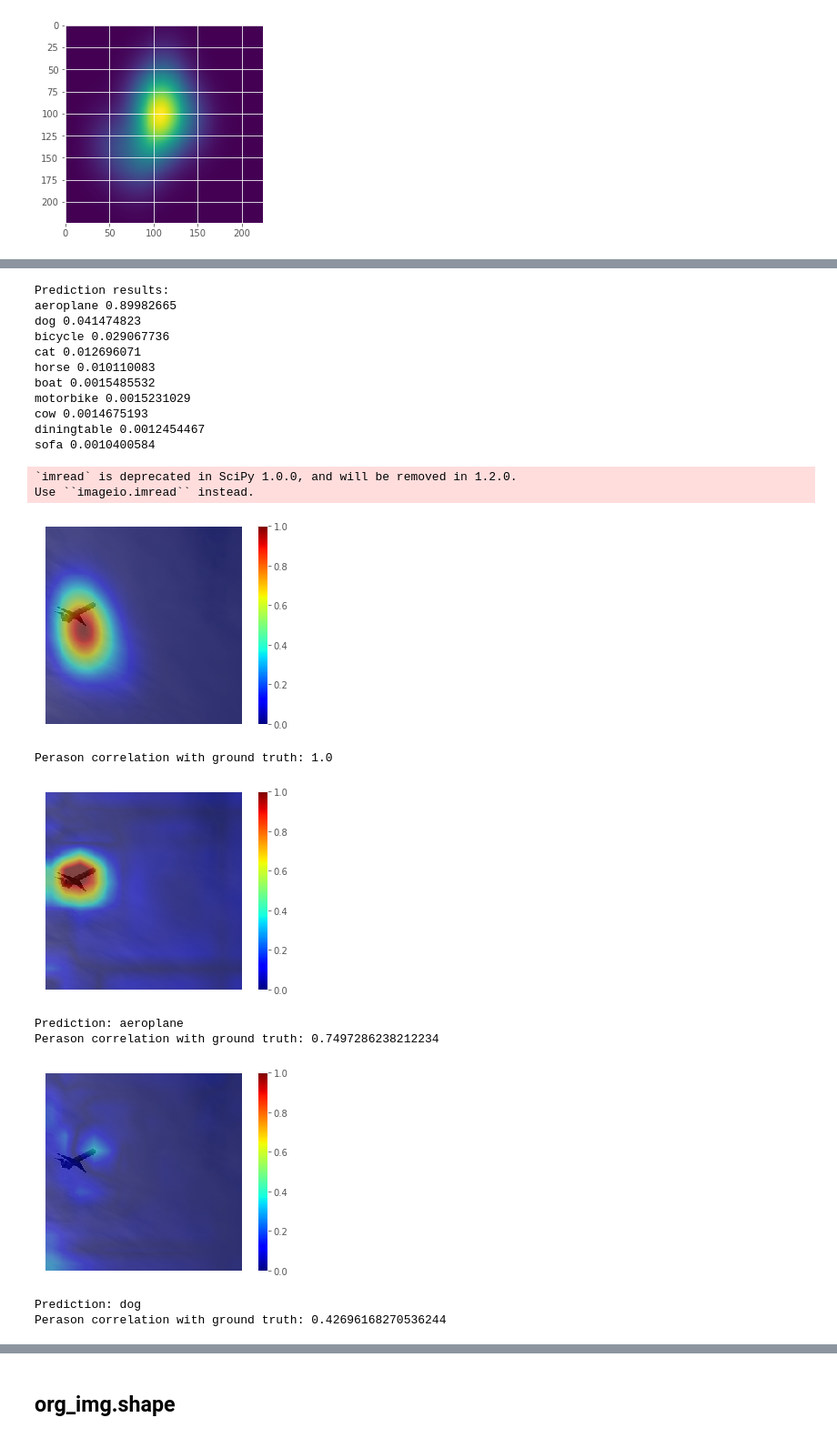
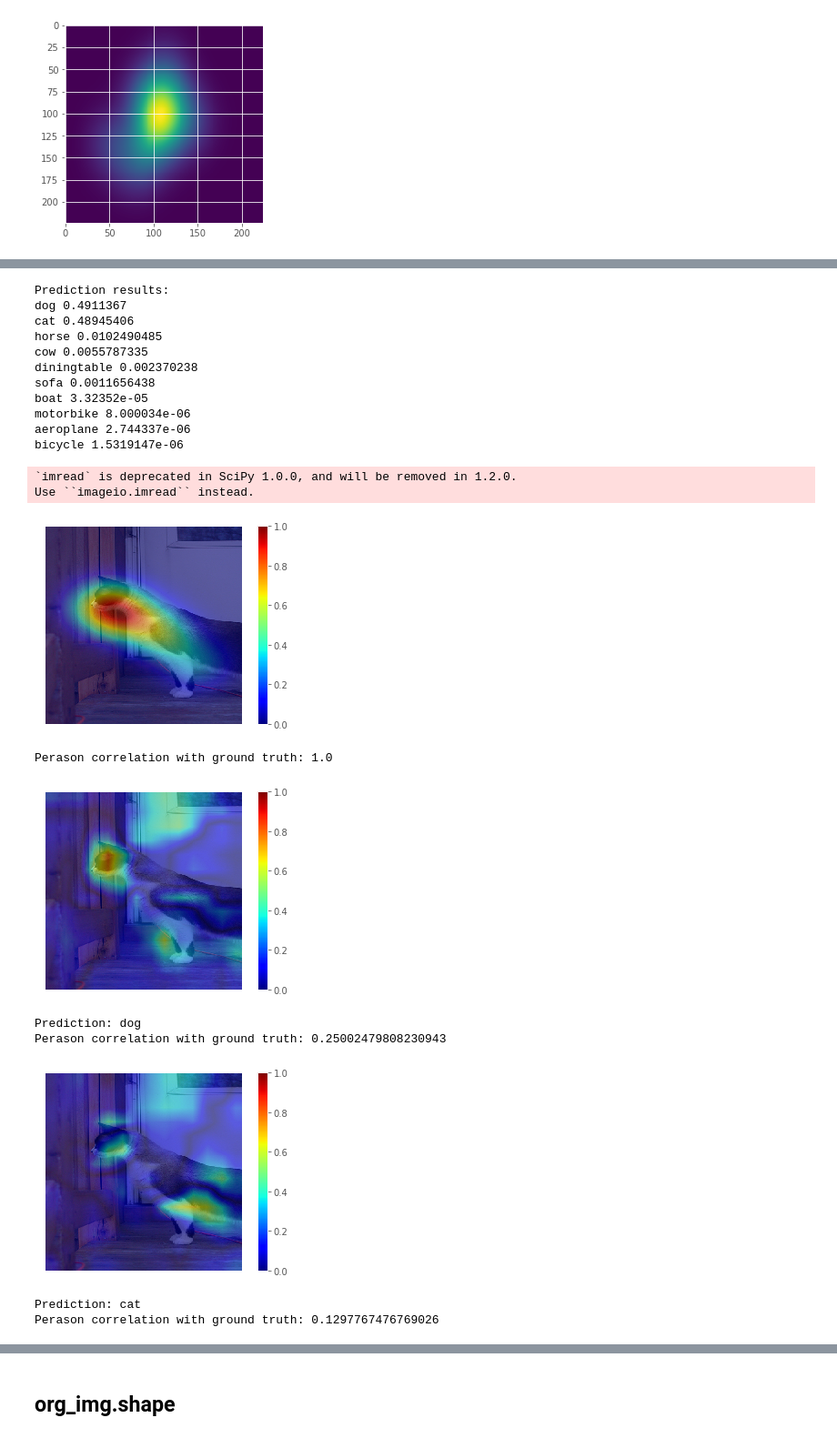
Before and after one commit to m3h0w/visual-attention-cnn-and-eye-tracking, a Jupyter notebook: cam/Global Pooling CNN Vis.ipynb, the cells around one changed output, grey strips where cells are left out. Shown at 91% size. Saved outputs shown, nothing was run; the diff lists cells and outputs as text; code cells hidden in the pictures.

Commit message:
Visualization and stats

```diff
--- a/cam/Global Pooling CNN Vis.ipynb
+++ b/cam/Global Pooling CNN Vis.ipynb
@@ -784,3 +652,6 @@ plt.imshow(a)
 # %% [output]
 <matplotlib.image.AxesImage at 0x...>
 [figure]
+# %%
+hm_test = utils.load_object('cam_heatmaps_test.pkl')
+class_map = utils.load_object('cam_classmap.pkl')
@@ -786,0 +724,18 @@ plt.imshow(a)
+# %%
+import seaborn as sns
+
+params = {'legend.fontsize': 'x-large',
+          'figure.figsize': (8, 5),
+         'axes.labelsize': 'x-large',
+         'axes.titlesize':'x-large',
+         'xtick.labelsize':'x-large',
+         'ytick.labelsize':'x-large'}
+plt.rcParams.update(params)
+
+c1,c2 = 'magenta', 'cyan'
+fig = sns.kdeplot(df[correct_mask]['cam_first_prob_pcc'], shade=True, color=c2, label='Correctly classified')
+fig = sns.kdeplot(df[np.logical_not(correct_mask)]['cam_first_prob_pcc'], shade=True, color=c1, label='Incorrectly classified')
+plt.legend(loc=3)
+plt.title("CAM - PCC distribution. Correct vs incorrect prediction")
+plt.xlabel("Pearson Correlation Coefficient")
+plt.ylabel("Count")
@@ -786,0 +776,17 @@ plt.imshow(a)
+# %%
+import seaborn as sns
+
+params = {'legend.fontsize': 'x-large',
+          'figure.figsize': (8, 5),
+         'axes.labelsize': 'x-large',
+         'axes.titlesize':'x-large',
+         'xtick.labelsize':'x-large',
+         'ytick.labelsize':'x-large'}
+plt.rcParams.update(params)
+
+c1,c2 = 'magenta', 'cyan'
+fig = sns.kdeplot(df[correct_mask]['soft_att'], shade=True, color=c2, label='Correctly classified')
+fig = sns.kdeplot(df[np.logical_not(correct_mask)]['cam_first_prob_pcc'], shade=True, color=c1, label='Incorrectly classified')
+plt.title("Distribution of the pearson correlation coefficient for CAM")
+plt.xlabel("Pearson Correlation Coefficient")
+plt.ylabel("Count")
@@ -787,55 +832,56 @@ plt.imshow(a)
 # %%
-name = list(hm_test.keys())[1]
+name = list(hm_test.keys())[350]
 
 keys_to_vis = ['ground_truth', 'first_prob', 'second_prob', 'correct']
 
 def visualize(name, heatmap_results_list, class_map):
+    inv_class_map = {value: key for key, value in class_map.items()}
     hm_results = heatmap_results_list[name]
     print("Prediction results:")
     print_proba_results(hm_results['prob_res'], inv_class_map)
 
     for key in keys_to_vis:
         hm_result = hm_results[key]
         img, colorbar = overlay_heatmap(hm_results['image'], hm_result['hm'],
                                         normalize=(key == 'ground_truth'), absolute=True)
         plt.imshow(img, cmap='jet')
         # plt.colorbar()
         frame1 = plt.gca()
         frame1.axes.xaxis.set_ticks([])
         frame1.axes.yaxis.set_ticks([])
         plt.show()
         if key == 'first_prob':
             print("Prediction:", inv_class_map[hm_results['prob_res'][0][0]])
         elif key == 'second_prob':
             print("Prediction:", inv_class_map[hm_results['prob_res'][1][0]])
         elif key == 'correct':
             for res in hm_results['prob_res']:
                 class_n, prob = res
                 if inv_class_map[class_n] == name.split('_')[0]:
                     print("Prediction:", inv_class_map[class_n])
 
         print("Perason correlation with ground truth:", hm_result['pcc'])
 
 visualize(name, hm_test, class_map)
 # %% [output]
 Prediction results:
-aeroplane 0.89982665
-dog 0.041474823
-bicycle 0.029067736
-cat 0.012696071
-horse 0.010110083
-boat 0.0015485532
-motorbike 0.0015231029
-cow 0.0014675193
-diningtable 0.0012454467
-sofa 0.0010400584
+dog 0.4911367
+cat 0.48945406
+horse 0.0102490485
+cow 0.0055787335
+diningtable 0.002370238
+sofa 0.0011656438
+boat 3.32352e-05
+motorbike 8.000034e-06
+aeroplane 2.744337e-06
+bicycle 1.5319147e-06
 `imread` is deprecated in SciPy 1.0.0, and will be removed in 1.2.0.
 Use ``imageio.imread`` instead.
-[figure, old version]
+[figure, new version]
 Perason correlation with ground truth: 1.0
-[figure, old version]
+[figure, new version]
-Prediction: aeroplane
-Perason correlation with ground truth: 0.7497286238212234
+Prediction: dog
+Perason correlation with ground truth: 0.25002479808230943
-[figure, old version]
+[figure, new version]
-Prediction: dog
-Perason correlation with ground truth: 0.42696168270536244
+Prediction: cat
+Perason correlation with ground truth: 0.1297767476769026
```
Also changed, not shown: parts of 17 cells of this notebook, 5 other files.
